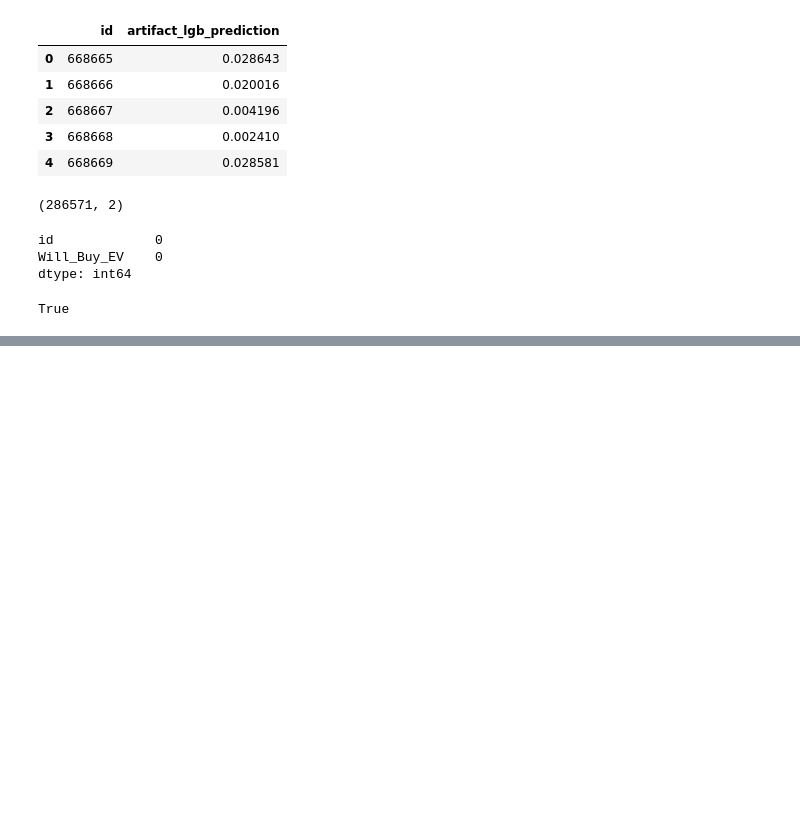
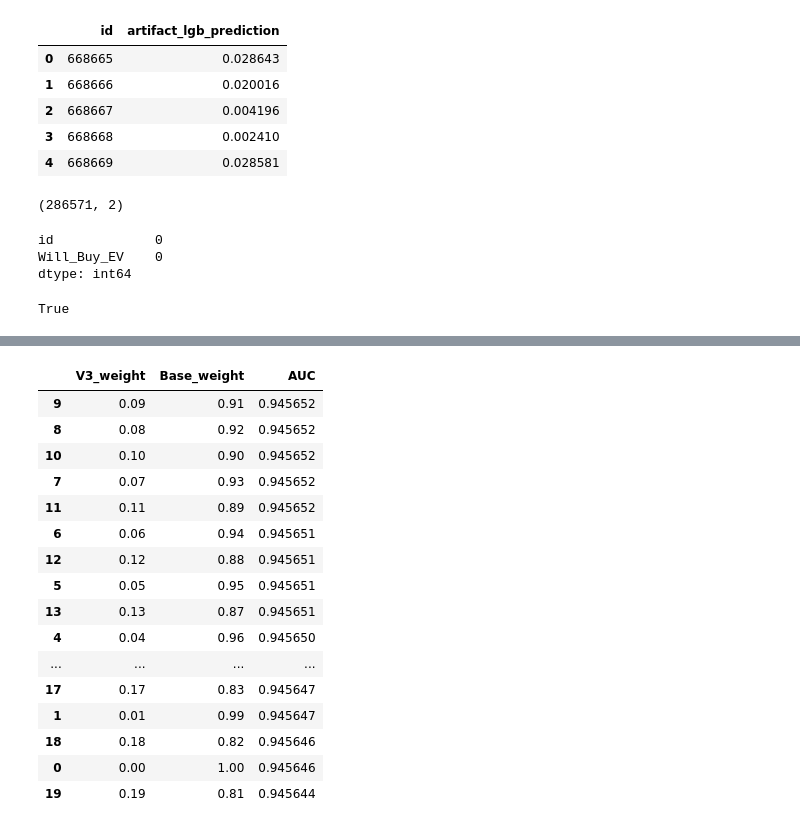
Before and after one commit to ZulkifilX2/ev-purchase-prediction, a Jupyter notebook: notebooks/10_synthetic_artifacts.ipynb, the cells around one changed output, grey strips where cells are left out. Saved outputs shown, nothing was run; the diff lists cells and outputs as text; code cells hidden in the pictures; blank space fills up the shorter version.

Commit message:
Investigate income and commute synthetic artifacts

```diff
--- a/notebooks/10_synthetic_artifacts.ipynb
+++ b/notebooks/10_synthetic_artifacts.ipynb
@@ -1859,0 +2636,12 @@ submission_005.to_csv(
+# %%
+v1_oof = pd.read_csv(
+    "../outputs/predictions/lightgbm_income_artifact_oof.csv"
+)
+
+v2_oof = pd.read_csv(
+    "../outputs/predictions/income_commute_v2_oof.csv"
+)
+
+print(v1_oof.columns.tolist())
+print(v2_oof.columns.tolist())
+print(v1_oof.shape, v2_oof.shape)
@@ -1859,0 +4211,56 @@ submission_005.to_csv(
+# %%
+v3_rank = pd.Series(v3_pred).rank(pct=True).to_numpy()
+
+base_blend = (
+    0.35 * v1_rank +
+    0.65 * v2_rank
+)
+
+results_v3_blend = []
+
+for v3_weight in np.arange(0.0, 0.31, 0.01):
+
+    remaining = 1.0 - v3_weight
+
+    blended = (
+        remaining * base_blend +
+        v3_weight * v3_rank
+    )
+
+    auc = roc_auc_score(
+        target,
+        blended
+    )
+
+    results_v3_blend.append({
+        "V3_weight": v3_weight,
+        "Base_weight": remaining,
+        "AUC": auc
+    })
+
+results_v3_blend = pd.DataFrame(
+    results_v3_blend
+)
+
+results_v3_blend.sort_values(
+    "AUC",
+    ascending=False
+).head(20)
+# %% [output]
+|  | V3_weight | Base_weight | AUC |
+| 9 | 0.09 | 0.91 | 0.945652 |
+| 8 | 0.08 | 0.92 | 0.945652 |
+| 10 | 0.10 | 0.90 | 0.945652 |
+| 7 | 0.07 | 0.93 | 0.945652 |
+| 11 | 0.11 | 0.89 | 0.945652 |
+| 6 | 0.06 | 0.94 | 0.945651 |
+| 12 | 0.12 | 0.88 | 0.945651 |
+| 5 | 0.05 | 0.95 | 0.945651 |
+| 13 | 0.13 | 0.87 | 0.945651 |
+| 4 | 0.04 | 0.96 | 0.945650 |
+| ... | ... | ... | ... |
+| 17 | 0.17 | 0.83 | 0.945647 |
+| 1 | 0.01 | 0.99 | 0.945647 |
+| 18 | 0.18 | 0.82 | 0.945646 |
+| 0 | 0.00 | 1.00 | 0.945646 |
+| 19 | 0.19 | 0.81 | 0.945644 |
```
Also changed, not shown: parts of 50 cells of this notebook.
